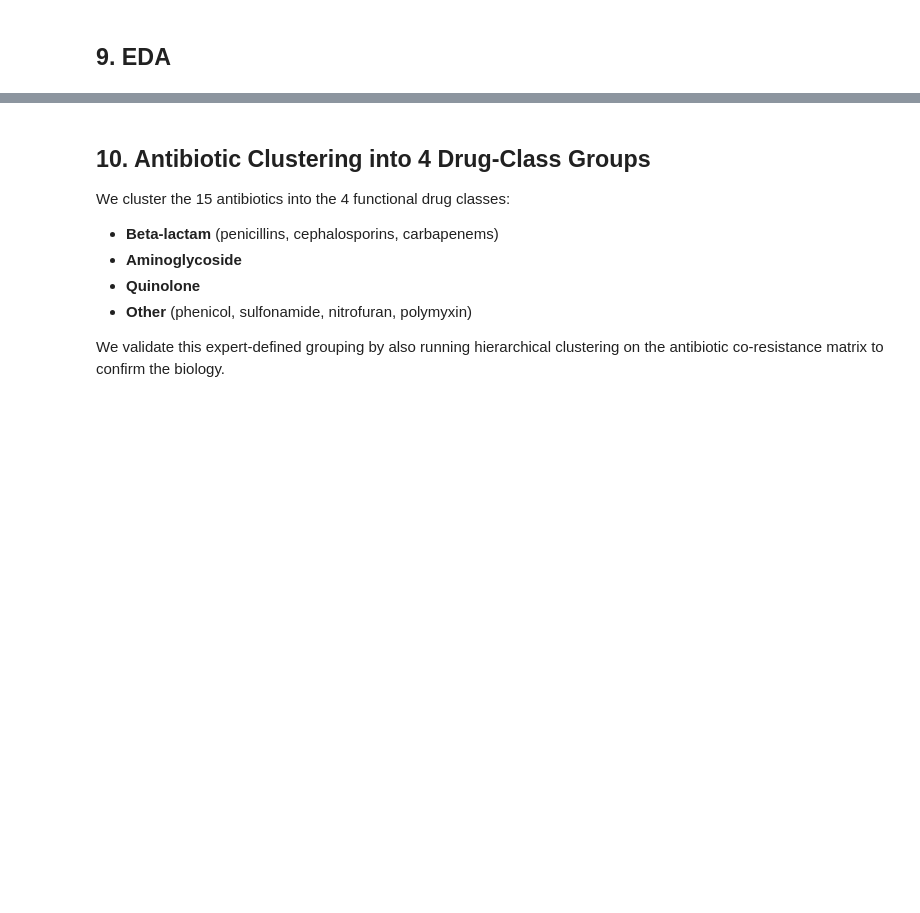
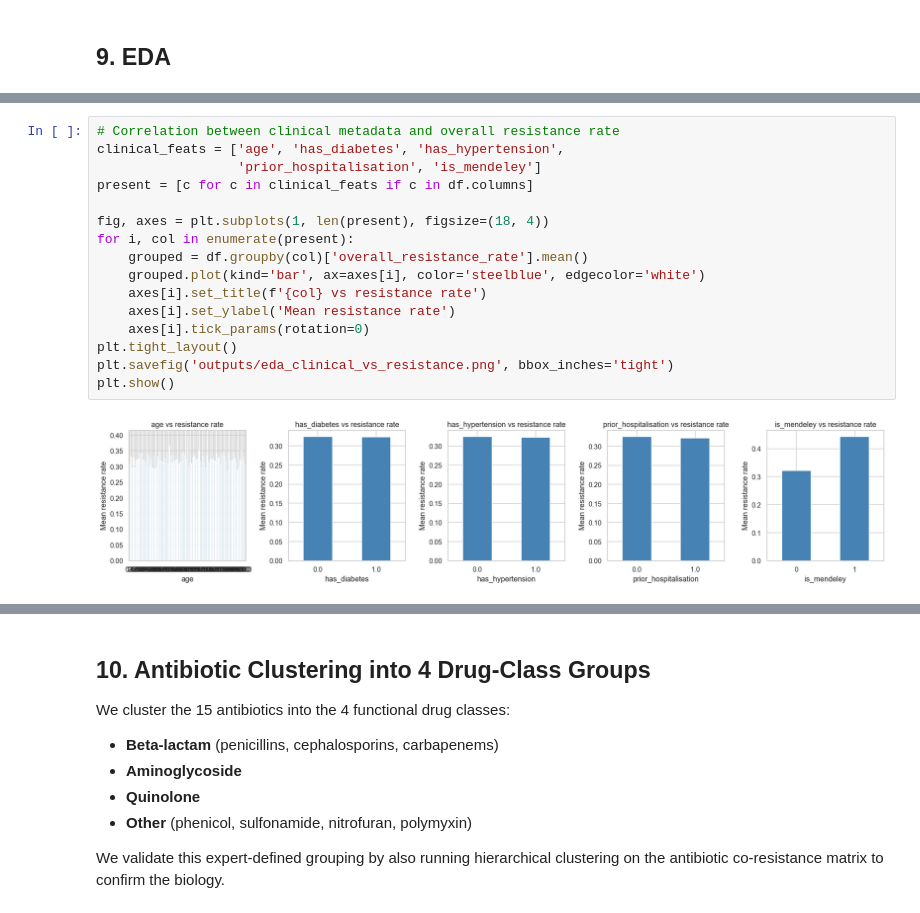
Before and after one commit to RokithArjunraj/CodeCure_DynamicDuo, a Jupyter notebook: Data_integration_preprocessing_FE.ipynb, the cells around one changed output, grey strips where cells are left out. Drawn from its saved outputs; the diff is of its cells as text; blank space fills up the shorter version.

```diff
--- a/Data_integration_preprocessing_FE.ipynb
+++ b/Data_integration_preprocessing_FE.ipynb
@@ -722 +766,19 @@ plt.show()
+# %%
+# Correlation between clinical metadata and overall resistance rate
+clinical_feats = ['age', 'has_diabetes', 'has_hypertension',
+                  'prior_hospitalisation', 'is_mendeley']
+present = [c for c in clinical_feats if c in df.columns]
+
+fig, axes = plt.subplots(1, len(present), figsize=(18, 4))
+for i, col in enumerate(present):
+    grouped = df.groupby(col)['overall_resistance_rate'].mean()
+    grouped.plot(kind='bar', ax=axes[i], color='steelblue', edgecolor='white')
+    axes[i].set_title(f'{col} vs resistance rate')
+    axes[i].set_ylabel('Mean resistance rate')
+    axes[i].tick_params(rotation=0)
+plt.tight_layout()
+plt.savefig('outputs/eda_clinical_vs_resistance.png', bbox_inches='tight')
+plt.show()
+# %% [output]
+[figure, added]
 # %%
```
Also changed, not shown: parts of 15 cells of this notebook, 6 other files.
